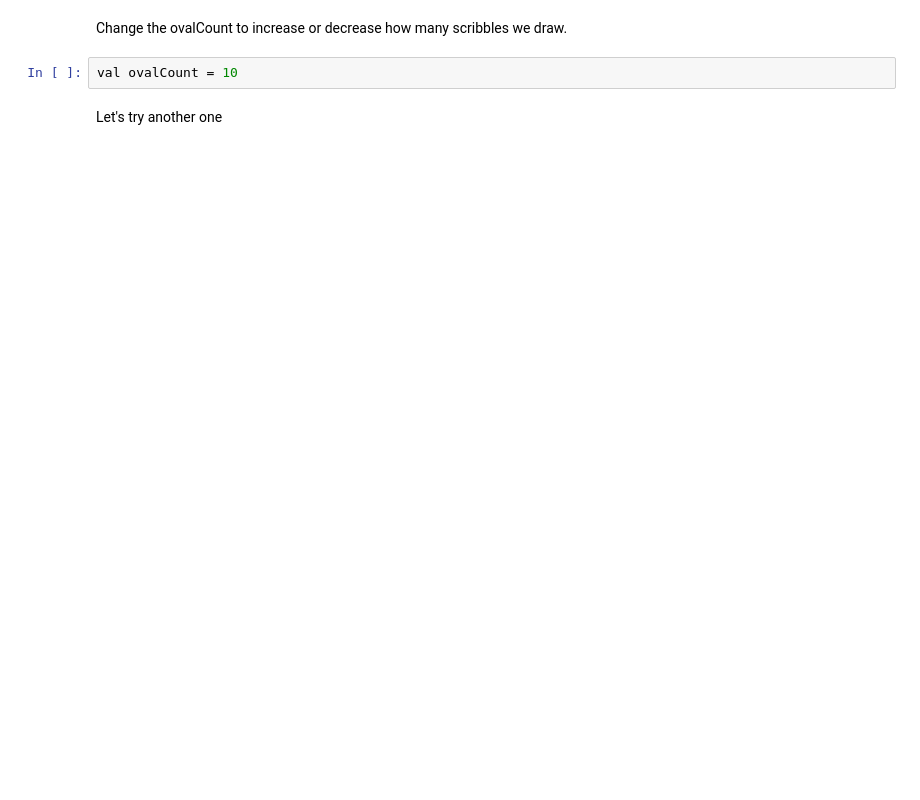
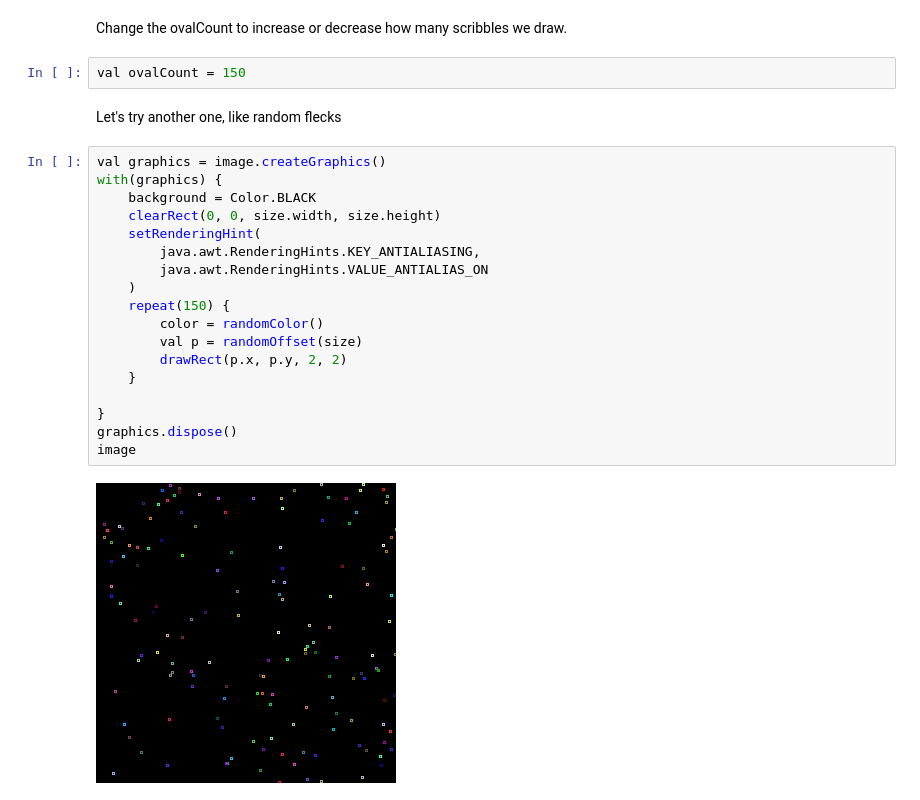
Before and after one commit to maiatoday/HelloNotebook, a Jupyter notebook: HelloNotebook.ipynb, the cells around one changed output. Saved outputs shown, nothing was run; the diff lists cells and outputs as text; blank space fills up the shorter version.

```diff
--- a/HelloNotebook.ipynb
+++ b/HelloNotebook.ipynb
@@ -73,6 +45,26 @@ DISPLAY(image)
 # %% [markdown]
 Change the ovalCount to increase or decrease how many scribbles we draw.
 # %%
-val ovalCount = 10
+val ovalCount = 150
 # %% [markdown]
-Let's try another one
+Let's try another one, like random flecks
+# %%
+val graphics = image.createGraphics()
+with(graphics) {
+    background = Color.BLACK
+    clearRect(0, 0, size.width, size.height)
+    setRenderingHint(
+        java.awt.RenderingHints.KEY_ANTIALIASING,
+        java.awt.RenderingHints.VALUE_ANTIALIAS_ON
+    )
+    repeat(150) {
+        color = randomColor()
+        val p = randomOffset(size)
+        drawRect(p.x, p.y, 2, 2)
+    }
+
+}
+graphics.dispose()
+image
+# %% [output]
+[figure, added]
```
Also changed, not shown: parts of 8 cells of this notebook.
